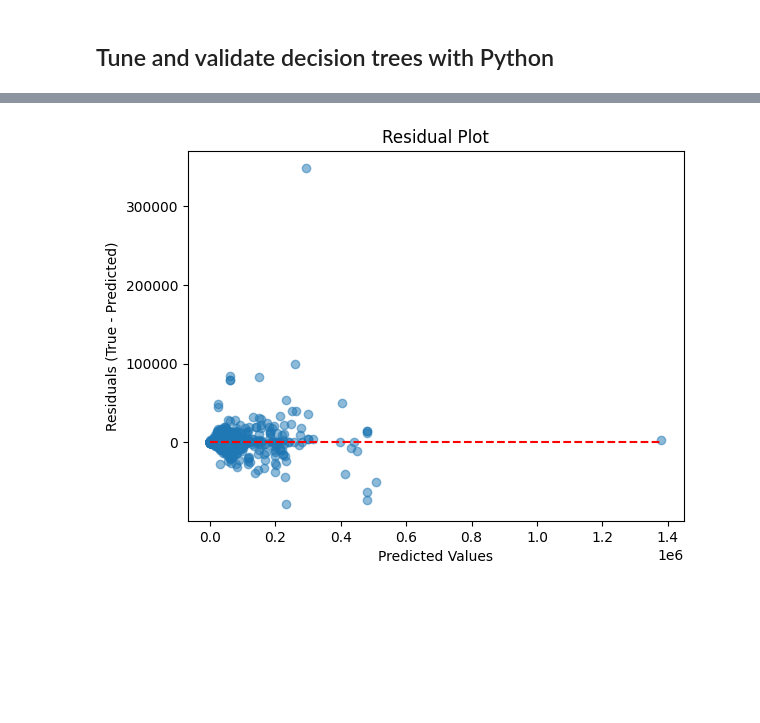
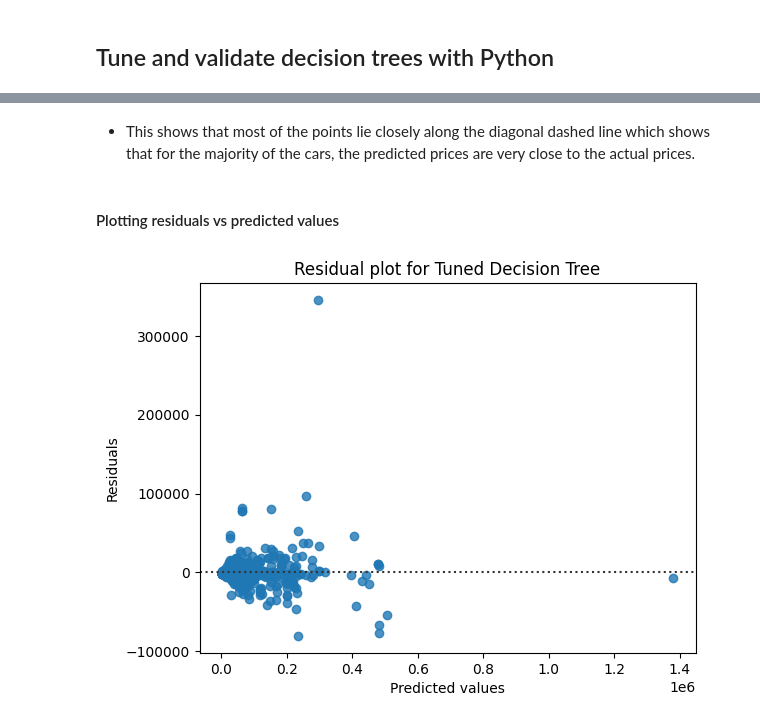
Before and after one commit to nirmal2i43a5/Automobile_Price_Prediction_System, a Jupyter notebook: Automobile_EDA.ipynb, the cells around one changed output, grey strips where cells are left out. Drawn from its saved outputs; the diff is of its cells as text; code cells hidden in the pictures; blank space fills up the shorter version.

```diff
--- a/Automobile_EDA.ipynb
+++ b/Automobile_EDA.ipynb
@@ -648,12 +672,14 @@ plt.show()
-# %%
-residuals = np.array(y_test) - np.array(y_pred)
-plt.figure()
-plt.scatter(y_pred, residuals, alpha=0.5)
-
-plt.hlines(y=0, xmin=min(y_pred), xmax=max(y_pred), color='red', linestyle='--')
-plt.xlabel('Predicted Values')
-plt.ylabel('Residuals (True - Predicted)')
-plt.title('Residual Plot')
-plt.show()
-# %% [output]
-[figure, removed]
+# %% [markdown]
+- This shows that most of the points  lie closely along the diagonal dashed line which  shows that for the majority of the cars, the predicted prices are very close to the actual prices.
+# %% [markdown]
+#### Plotting residuals vs predicted values
+# %%
+residuals = y_test - y_pred
+sns.residplot(x=y_pred_tuned, y=residuals)
+
+plt.xlabel('Predicted values')
+plt.ylabel('Residuals')
+plt.title('Residual plot for Tuned Decision Tree')
+plt.show()
+# %% [output]
+[figure, added]
```
Also changed, not shown: parts of 26 cells of this notebook.
